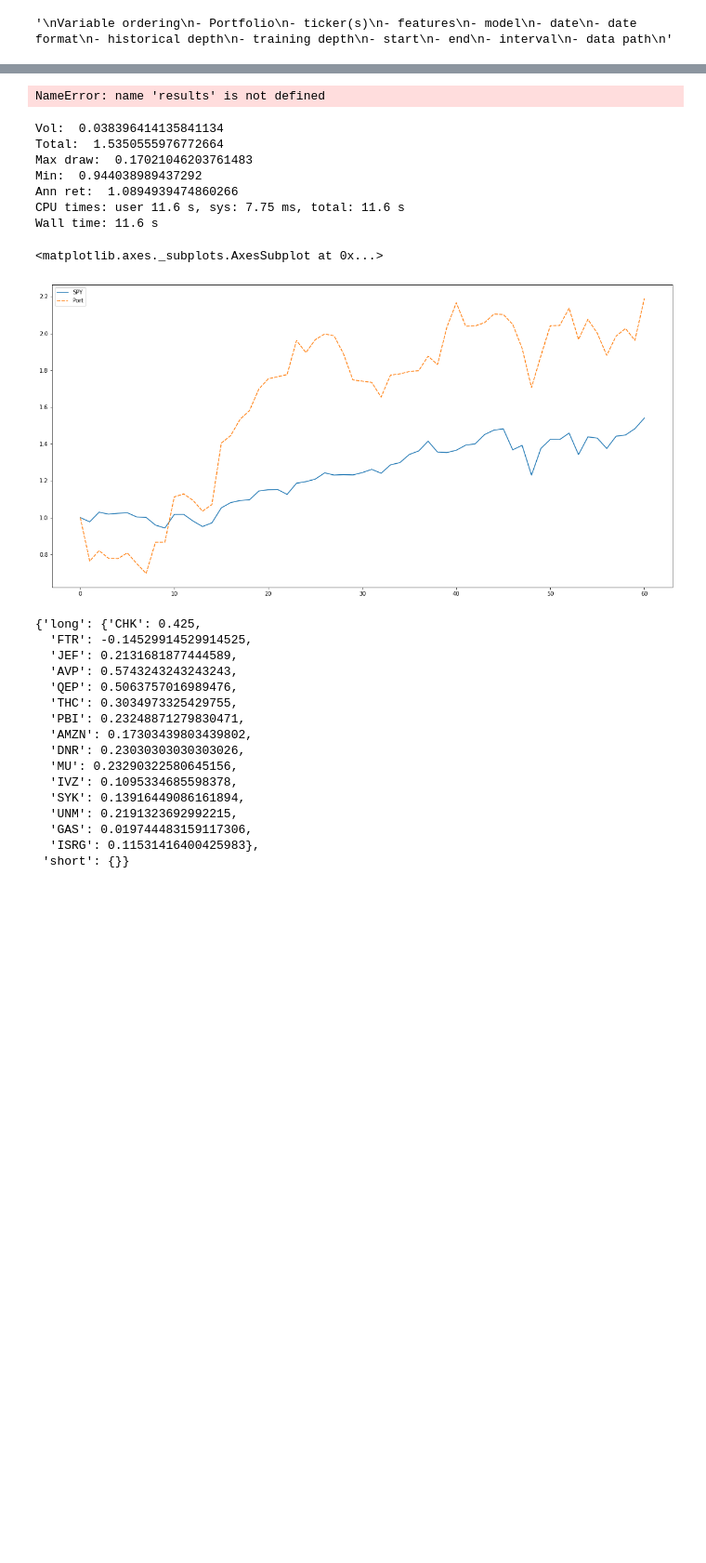
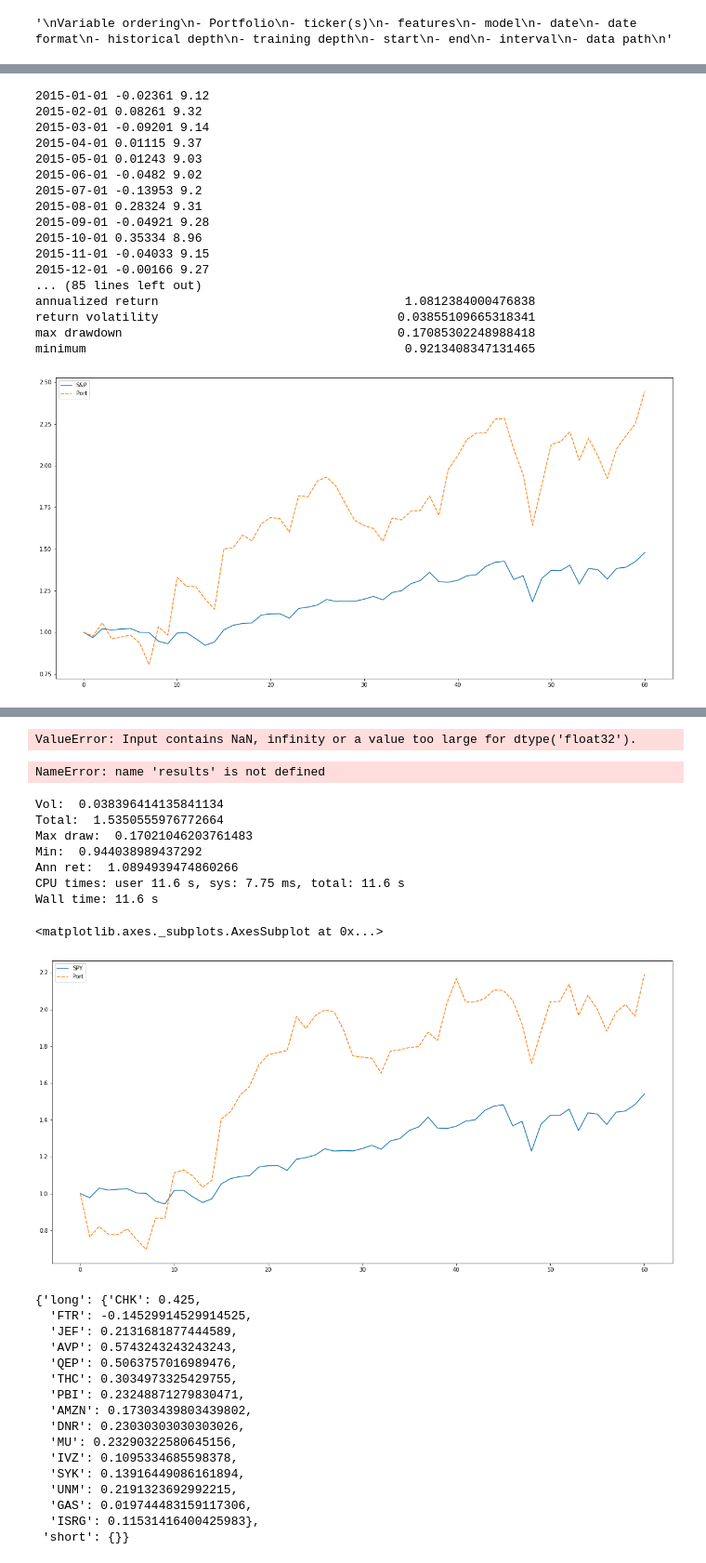
Before and after one commit to zshuzhang/BUMFML, a Jupyter notebook: data_processing.ipynb, the cells around one changed output, grey strips where cells are left out. Shown: that part at 93% size. Drawn from its saved outputs; the diff is of its cells as text; code cells hidden in the pictures; blank space fills up the shorter version.

Commit message:
Fixed bugs for multi-alpha
Some bugs still remain

```diff
--- a/data_processing.ipynb
+++ b/data_processing.ipynb
@@ -460,7 +460,10 @@ def fixed_long_short(returns_dict, long=15, short=0):
     top = sorted(returns_dict.items(), key=lambda x: x[1])[::-1]
     sorted_tickers = [x[0] for x in top]
 
-    allocation['long'] = sorted_tickers[:long]
+    if long == 0:
+        allocation['long'] == []
+    else:
+        allocation['long'] = sorted_tickers[:long]
     if short == 0:
         allocation['short'] = []
     else:
@@ -852,11 +855,11 @@ def multi_backtest(backtest_list):
         train_depths.append(params['train_depth'])
         allocation_builders.append(params['allocation_builder'])
         other_params.append(params['params'])
-        blacklists.append(params['blacklists'])
+        blacklists.append(params['blacklist'])
         targets.append(params['target'])
 
-    start_date = backtest[0]['start_date']
-    end_date = backtest[0]['end_date']
+    start_date = backtest_list[0]['start_date']
+    end_date = backtest_list[0]['end_date']
 
     portfolio = {}
 
@@ -1012,12 +1020,12 @@ CPU times: user 2 µs, sys: 0 ns, total: 2 µs
 Wall time: 4.53 µs
 # %%
-hist_depth = 3
-train_depth = 12
+hist_depth = 12
+train_depth = 9
 features = ['Close', 'Volume']
 start_date = '2015-01-01'
 end_date = '2019-12-01'
 params = {
-    'long' : 10,
+    'long' : 15,
     'short' : 0
 }
 target = 'Close'
@@ -1047,7 +1055,7 @@ from sklearn.ensemble import RandomForestRegressor, GradientBoostingRegressor
 from sklearn.ensemble import RandomForestClassifier
 # %%
 rfr = RandomForestRegressor(n_estimators=100, random_state=410, n_jobs=-1)
-# rfr = GradientBoostingRegressor(n_estimators=1000, random_state=407)
+gbr = GradientBoostingRegressor(n_estimators=100, random_state=407)
 rfc = RandomForestClassifier(random_state=407, n_jobs=-1)
 # %%
 net_regr = NeuralNetRegressor(
@@ -1081,0 +1162,21 @@ KeyboardInterrupt:
+# %%
+tup_res = multi_backtest(backtest_list)
+# %% [output]
+2015-01-01 -0.02361 9.12
+2015-02-01 0.08261 9.32
+2015-03-01 -0.09201 9.14
+2015-04-01 0.01115 9.37
+2015-05-01 0.01243 9.03
+2015-06-01 -0.0482 9.02
+2015-07-01 -0.13953 9.2
+2015-08-01 0.28324 9.31
+2015-09-01 -0.04921 9.28
+2015-10-01 0.35334 8.96
+2015-11-01 -0.04033 9.15
+2015-12-01 -0.00166 9.27
+... (85 lines left out)
+annualized return                                  1.0812384000476838
+return volatility                                 0.03855109665318341
+max drawdown                                      0.17085302248988418
+minimum                                            0.9213408347131465
+[figure, added]
@@ -1082,3 +1184,4 @@ KeyboardInterrupt:
+ValueError: Input contains NaN, infinity or a value too large for dtype('float32').
 # %%
 cumul_port = cumulative_returns(results)
 vol_port = return_volatility(results)
```
Also changed, not shown: parts of 11 cells of this notebook.
